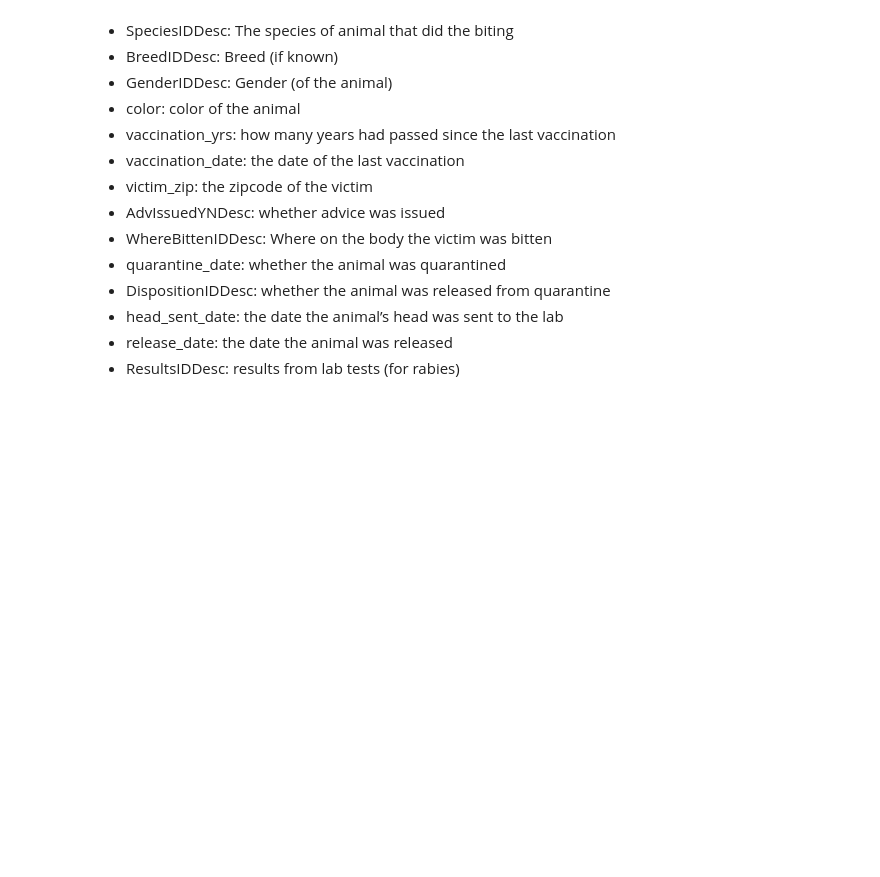
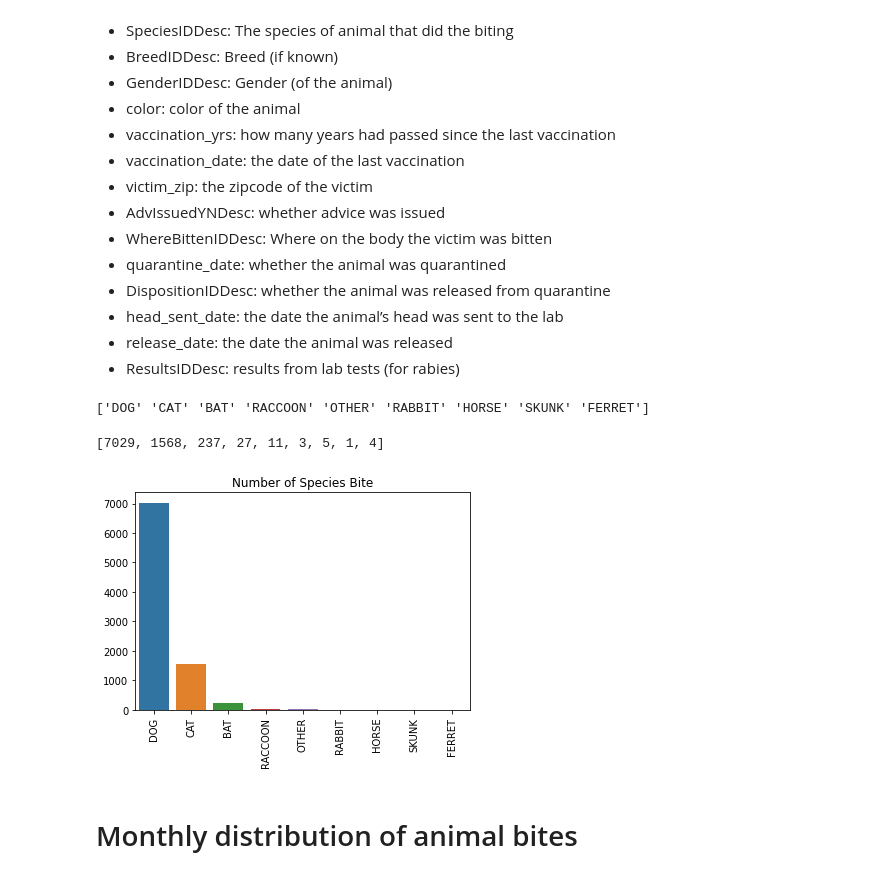
Before and after one commit to shashins/Data_Story_Telling, a Jupyter notebook: Data_Story_Telling.ipynb, the cells around one changed output. Cells and saved outputs as stored; diff of their text form; code cells hidden in the pictures; blank space fills up the shorter version.

```diff
--- a/Data_Story_Telling.ipynb
+++ b/Data_Story_Telling.ipynb
@@ -46,3 +47,24 @@ Index(['bite_date', 'SpeciesIDDesc', 'BreedIDDesc', 'GenderIDDesc', 'color',
 - head_sent_date: the date the animal’s head was sent to the lab
 - release_date: the date the animal was released
 - ResultsIDDesc: results from lab tests (for rabies)
+# %%
+# There are 9 animals name
+species = df.SpeciesIDDesc
+species = species.dropna() #drop nan values in species feature
+speciesOfAnimal = species.unique()
+print(speciesOfAnimal)
+# %% [output]
+['DOG' 'CAT' 'BAT' 'RACCOON' 'OTHER' 'RABBIT' 'HORSE' 'SKUNK' 'FERRET']
+# %%
+animal_list = []
+for  i in speciesOfAnimal:
+    animal_list.append(len(species[species==i]))
+ax = sns.barplot(x=speciesOfAnimal, y =animal_list)
+plt.title('Number of Species Bite')
+plt.xticks(rotation=90)
+print(animal_list)
+# %% [output]
+[7029, 1568, 237, 27, 11, 3, 5, 1, 4]
+[figure, added]
+# %% [markdown]
+# Monthly distribution of animal bites
```
Also changed, not shown: parts of 18 cells of this notebook.
